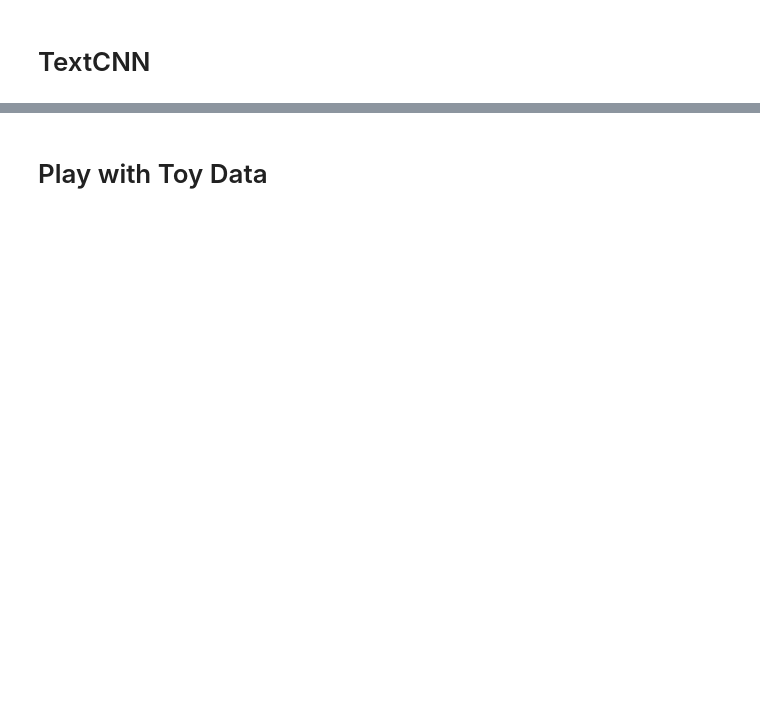
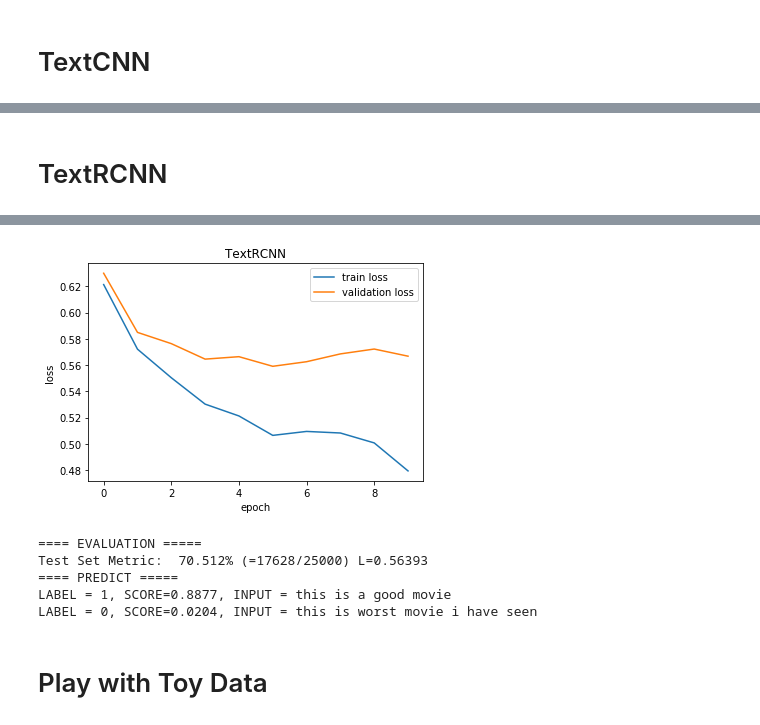
Before and after one commit to gaurishchaudhari/DeepNlp, a Jupyter notebook: BinaryClassifier/Binary Text Classifier.ipynb, the cells around one changed output, grey strips where cells are left out. Drawn from its saved outputs; the diff is of its cells as text; code cells hidden in the pictures; blank space fills up the shorter version.

Commit message:
added TextRCNN

```diff
--- a/BinaryClassifier/Binary Text Classifier.ipynb
+++ b/BinaryClassifier/Binary Text Classifier.ipynb
@@ -292,0 +295,30 @@ LABEL = 0, SCORE=0.0209, INPUT = this is worst movie i have seen
+# %% [markdown]
+# TextRCNN
+# %%
+config = Bunch()
+config.vocab_size, config.embed_size = word_embeddings.shape
+config.output_size = 1
+config.hidden_size = 50
+config.conv_feature_dim = 50
+config.num_lstm_layers = 2
+config.isBidirectional = True
+config.dropout_p = 0.5
+config.batch_size = 64
+config.lr = 0.001
+
+from helpers.TextRCNN import TextRCNN
+
+tm = TextRCNN(config, torch.from_numpy(word_embeddings).type(torch.FloatTensor))
+
+textRcnn = DeepModel(tm, config.lr)
+# %%
+textRcnn.train(10, X_train, y_train, X_train_seqlen, X_val, y_val, X_val_seqlen)
+
+textRcnn.plot_loss()
+
+print('==== EVALUATION ===== ')
+textRcnn.evaluate(ds.X_test, ds.y_test, ds.X_test_seqlen)
+
+print('==== PREDICT ===== ')
+textRcnn.predict(ds)
+# %% [output]
@@ -293,3 +338,9 @@ LABEL = 0, SCORE=0.0209, INPUT = this is worst movie i have seen
+[figure, added]
+==== EVALUATION =====
+Test Set Metric:  70.512% (=17628/25000) L=0.56393
+==== PREDICT =====
+LABEL = 1, SCORE=0.8877, INPUT = this is a good movie
+LABEL = 0, SCORE=0.0204, INPUT = this is worst movie i have seen
 # %% [markdown]
 # Play with Toy Data
 # %%
```
Also changed, not shown: parts of 10 cells of this notebook, 1 other file.
